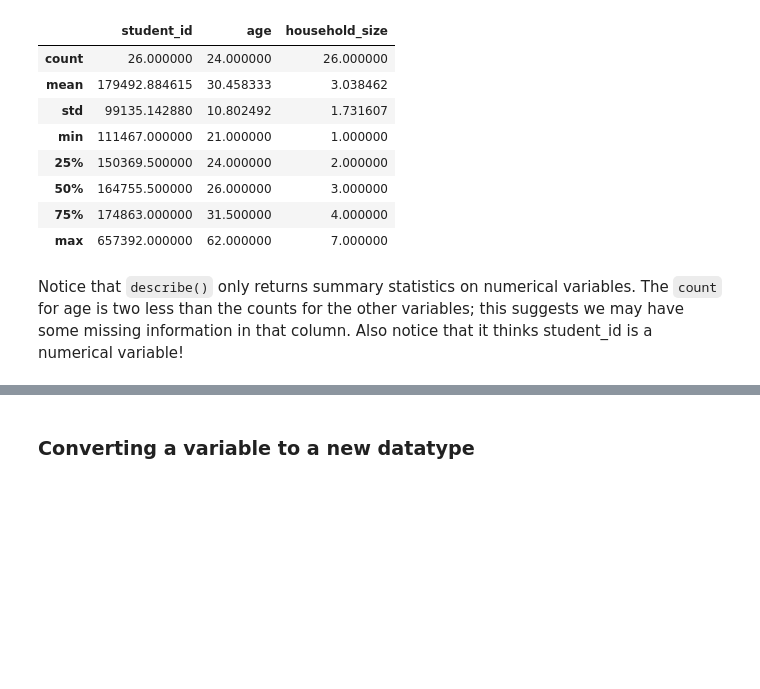
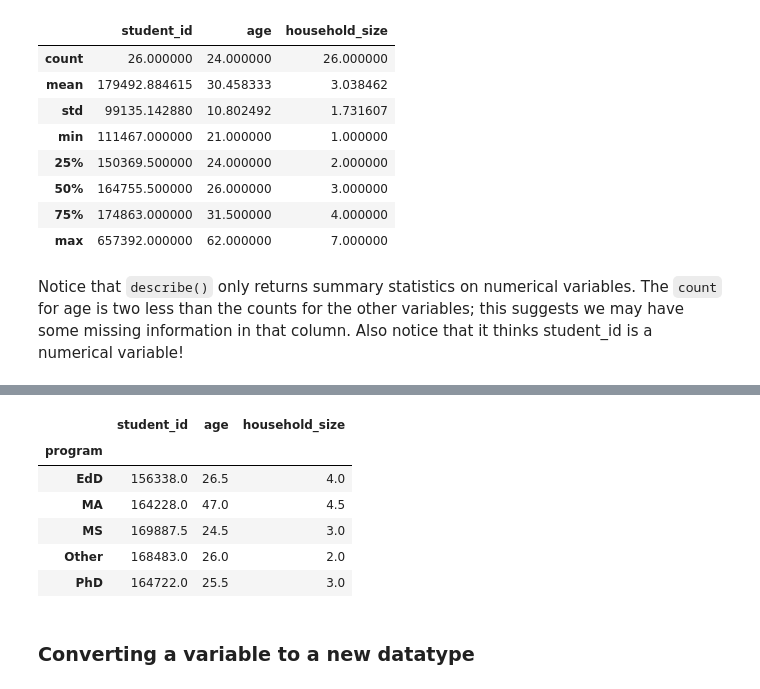
Before and after one commit to sawatson-um/pb_spring2024, a Jupyter notebook: week_6_and_7_instructor_notes.ipynb, the cells around one changed output, grey strips where cells are left out. Drawn from its saved outputs; the diff is of its cells as text; code cells hidden in the pictures; blank space fills up the shorter version.

Commit message:
Add EDA to pandas lesson

```diff
--- a/week_6_and_7_instructor_notes.ipynb
+++ b/week_6_and_7_instructor_notes.ipynb
@@ -250,3 +292,16 @@ Notice that `describe()` only returns summary statistics on numerical variables.
+# %%
+# groupby lets you collapse categories. It can be chained with other functions
+# see "Summarize Data" on the back of the Pandas cheatsheet
+
+df_renamed.groupby(by = "program").median(numeric_only = True)
+# %% [output]
+|  | student_id | age | household_size |
+| program |  |  |  |
+| EdD | 156338.0 | 26.5 | 4.0 |
+| MA | 164228.0 | 47.0 | 4.5 |
+| MS | 169887.5 | 24.5 | 3.0 |
+| Other | 168483.0 | 26.0 | 2.0 |
+| PhD | 164722.0 | 25.5 | 3.0 |
 # %% [markdown]
 ### Converting a variable to a new datatype
 # %%
```
Also changed, not shown: parts of 16 cells of this notebook.
